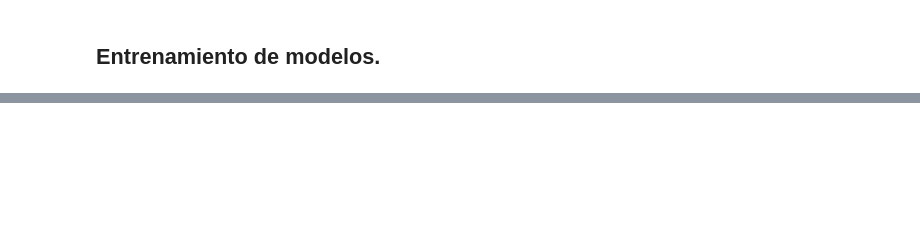
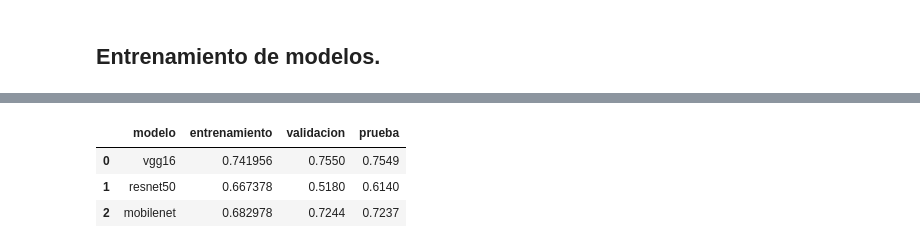
Before and after one commit to Oscar-IA-68/Arquitecturas_cnn, a Jupyter notebook: Arquitecturas_cnn.ipynb, the cells around one changed output, grey strips where cells are left out. Saved outputs shown, nothing was run; the diff lists cells and outputs as text; code cells hidden in the pictures; blank space fills up the shorter version.

```diff
--- a/Arquitecturas_cnn.ipynb
+++ b/Arquitecturas_cnn.ipynb
@@ -556,0 +602,39 @@ Escribe tus conclusiones de las arquitecturas hechas ¿Cuál fue el mejorn ¿Por
+# %%
+"""
+
+Comparación de arquitecturas del modelo final en datos de entrenamiento, validación y prueba.
+
+"""
+
+
+comparacion_path = Path("artefactos") / "comparaciones" / "comparacion.csv"
+metricas_finales = []
+
+if comparacion_path.exists():
+    comparacion_prueba = pd.read_csv(comparacion_path)
+
+    for arquitectura in ["vgg16", "resnet50", "mobilenet"]:
+        historial_path = Path("artefactos") / "historiales" / f"{arquitectura}_historial.csv"
+        resultado_prueba = comparacion_prueba[
+            comparacion_prueba["modelo"] == arquitectura
+        ]
+
+        if historial_path.exists() and not resultado_prueba.empty:
+            historial_df = pd.read_csv(historial_path)
+            metricas_finales.append({
+                "modelo": arquitectura,
+                "entrenamiento": float(historial_df["accuracy"].iloc[-1]),
+                "validacion": float(historial_df["val_accuracy"].iloc[-1]),
+                "prueba": float(resultado_prueba["test_accuracy"].iloc[0])
+            })
+
+if metricas_finales:
+    resumen = pd.DataFrame(metricas_finales)
+    display(resumen)
+else:
+    print("Faltan historiales o resultados de prueba.")
+# %% [output]
+|  | modelo | entrenamiento | validacion | prueba |
+| 0 | vgg16 | 0.741956 | 0.7550 | 0.7549 |
+| 1 | resnet50 | 0.667378 | 0.5180 | 0.6140 |
+| 2 | mobilenet | 0.682978 | 0.7244 | 0.7237 |
```
Also changed, not shown: parts of 16 cells of this notebook.
